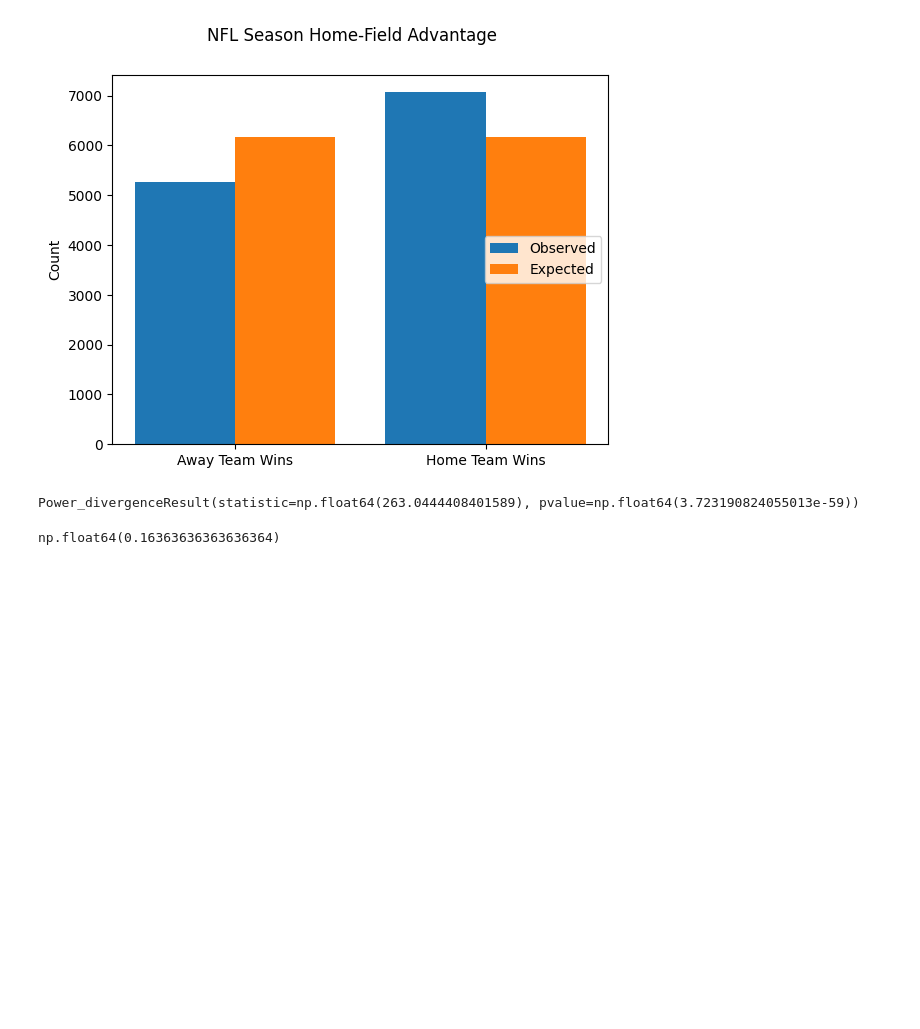
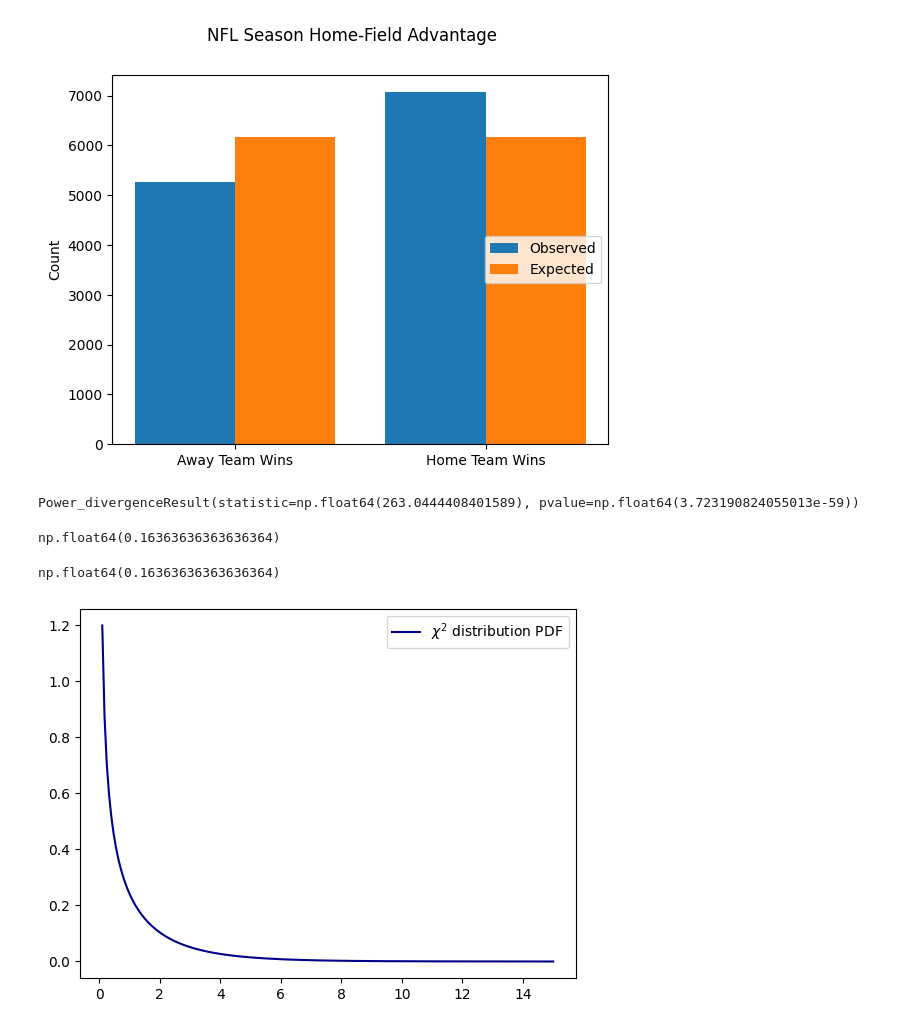
Before and after one commit to KabiraKabira7/Chi_square_test, a Jupyter notebook: chi_square.ipynb, the cells around one changed output. Drawn from its saved outputs; the diff is of its cells as text; code cells hidden in the pictures; blank space fills up the shorter version.

```diff
--- a/chi_square.ipynb
+++ b/chi_square.ipynb
@@ -151,3 +151,19 @@ chi_square = sum([((fair_coin_observed[i] - fair_coin_expected[i])**2)/fair_coin
 chi_square
 # %% [output]
 np.float64(0.16363636363636364)
+# %%
+fair_coin_result.statistic
+# %% [output]
+np.float64(0.16363636363636364)
+# %%
+# Degrees of freedom
+df = n - 1
+
+fig, ax = plt.subplots()
+x = np.linspace(0.1, 15, 200) # placeholder x values
+y = stats.chi2.pdf(x, df)
+
+ax.plot(x, y, color='darkblue', label=r"$\chi^2$ distribution PDF")
+ax.legend();
+# %% [output]
+[figure, added]
```
